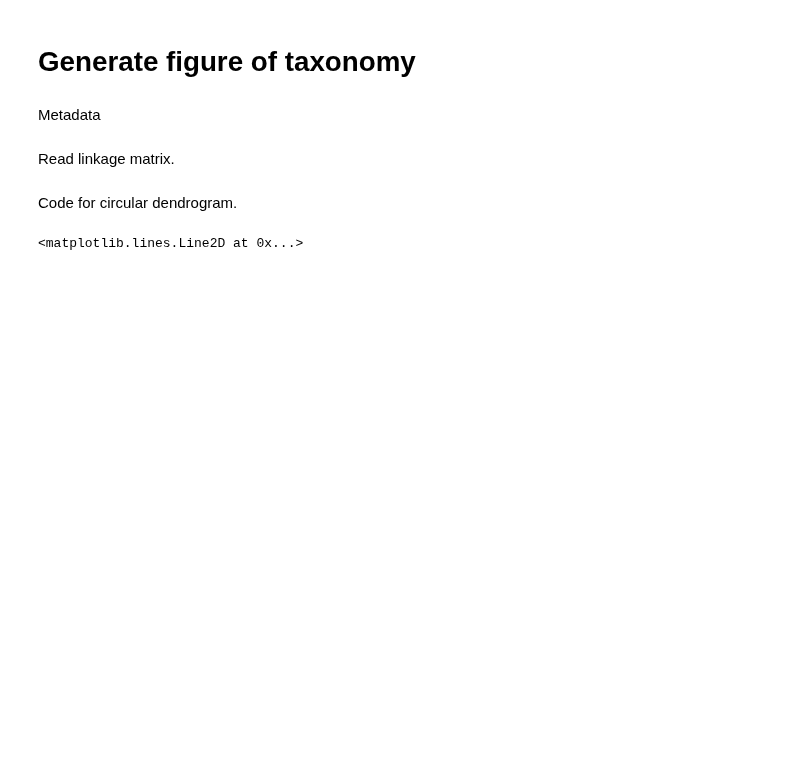
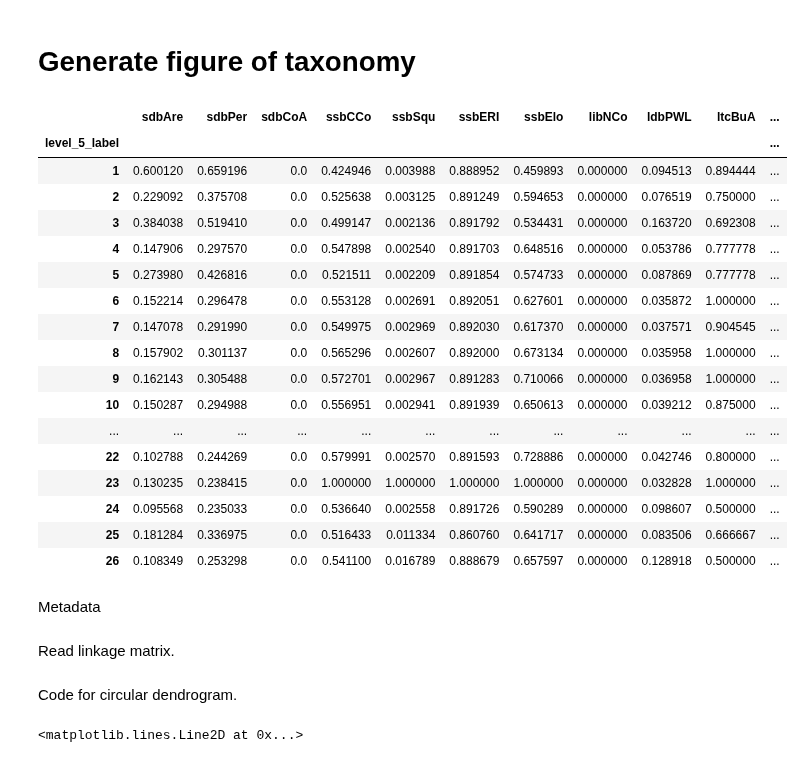
Before and after one commit to uscuni/urban_taxonomy, a Jupyter notebook: code/taxonomy_figure.ipynb, the cells around one changed output. Drawn from its saved outputs; the diff is of its cells as text; code cells hidden in the pictures; blank space fills up the shorter version.

```diff
--- a/code/taxonomy_figure.ipynb
+++ b/code/taxonomy_figure.ipynb
@@ -7,0 +9,2 @@ from scipy.cluster.hierarchy import dendrogram, fcluster
+# %%
+cdata = pd.read_parquet('cdata.parquet')
@@ -8,3 +13,24 @@ from scipy.cluster.hierarchy import dendrogram, fcluster
+# %%
+norm
+# %% [output]
+|  | sdbAre | sdbPer | sdbCoA | ssbCCo | ssbSqu | ssbERI | ssbElo | libNCo | ldbPWL | ltcBuA | ... |
+| level_5_label |  |  |  |  |  |  |  |  |  |  | ... |
+| 1 | 0.600120 | 0.659196 | 0.0 | 0.424946 | 0.003988 | 0.888952 | 0.459893 | 0.000000 | 0.094513 | 0.894444 | ... |
+| 2 | 0.229092 | 0.375708 | 0.0 | 0.525638 | 0.003125 | 0.891249 | 0.594653 | 0.000000 | 0.076519 | 0.750000 | ... |
+| 3 | 0.384038 | 0.519410 | 0.0 | 0.499147 | 0.002136 | 0.891792 | 0.534431 | 0.000000 | 0.163720 | 0.692308 | ... |
+| 4 | 0.147906 | 0.297570 | 0.0 | 0.547898 | 0.002540 | 0.891703 | 0.648516 | 0.000000 | 0.053786 | 0.777778 | ... |
+| 5 | 0.273980 | 0.426816 | 0.0 | 0.521511 | 0.002209 | 0.891854 | 0.574733 | 0.000000 | 0.087869 | 0.777778 | ... |
+| 6 | 0.152214 | 0.296478 | 0.0 | 0.553128 | 0.002691 | 0.892051 | 0.627601 | 0.000000 | 0.035872 | 1.000000 | ... |
+| 7 | 0.147078 | 0.291990 | 0.0 | 0.549975 | 0.002969 | 0.892030 | 0.617370 | 0.000000 | 0.037571 | 0.904545 | ... |
+| 8 | 0.157902 | 0.301137 | 0.0 | 0.565296 | 0.002607 | 0.892000 | 0.673134 | 0.000000 | 0.035958 | 1.000000 | ... |
+| 9 | 0.162143 | 0.305488 | 0.0 | 0.572701 | 0.002967 | 0.891283 | 0.710066 | 0.000000 | 0.036958 | 1.000000 | ... |
+| 10 | 0.150287 | 0.294988 | 0.0 | 0.556951 | 0.002941 | 0.891939 | 0.650613 | 0.000000 | 0.039212 | 0.875000 | ... |
+| ... | ... | ... | ... | ... | ... | ... | ... | ... | ... | ... | ... |
+| 22 | 0.102788 | 0.244269 | 0.0 | 0.579991 | 0.002570 | 0.891593 | 0.728886 | 0.000000 | 0.042746 | 0.800000 | ... |
+| 23 | 0.130235 | 0.238415 | 0.0 | 1.000000 | 1.000000 | 1.000000 | 1.000000 | 0.000000 | 0.032828 | 1.000000 | ... |
+| 24 | 0.095568 | 0.235033 | 0.0 | 0.536640 | 0.002558 | 0.891726 | 0.590289 | 0.000000 | 0.098607 | 0.500000 | ... |
+| 25 | 0.181284 | 0.336975 | 0.0 | 0.516433 | 0.011334 | 0.860760 | 0.641717 | 0.000000 | 0.083506 | 0.666667 | ... |
+| 26 | 0.108349 | 0.253298 | 0.0 | 0.541100 | 0.016789 | 0.888679 | 0.657597 | 0.000000 | 0.128918 | 0.500000 | ... |
 # %% [markdown]
 Metadata
 # %%
```
Also changed, not shown: parts of 12 cells of this notebook, 1 other file.
